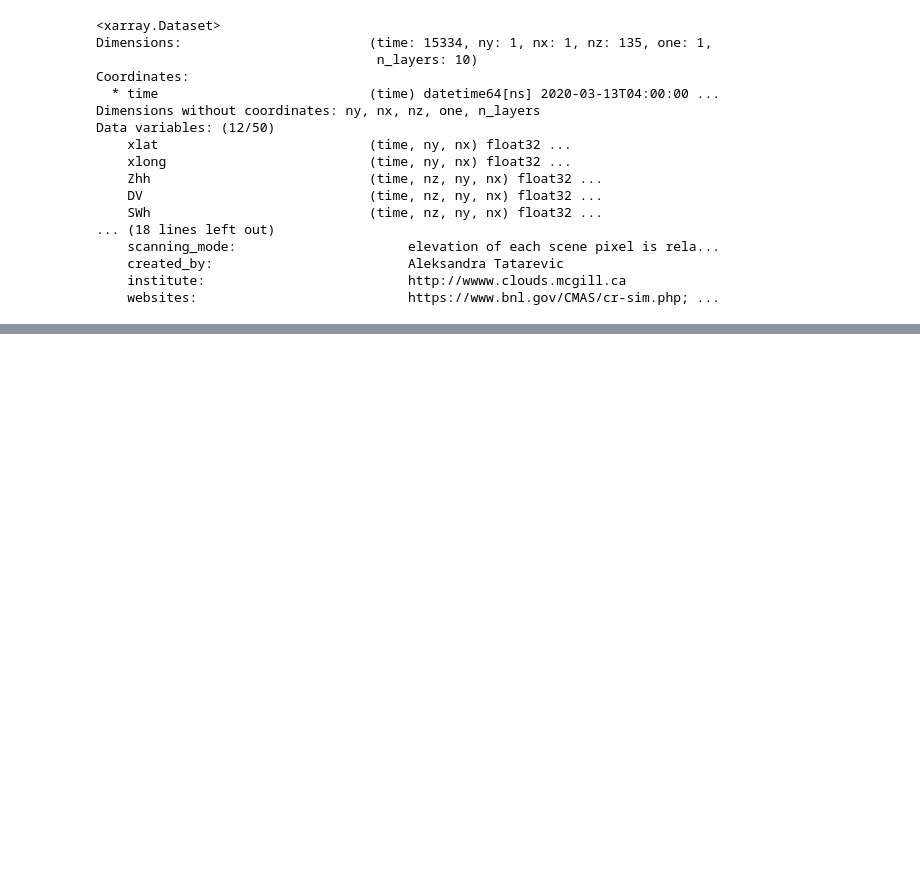
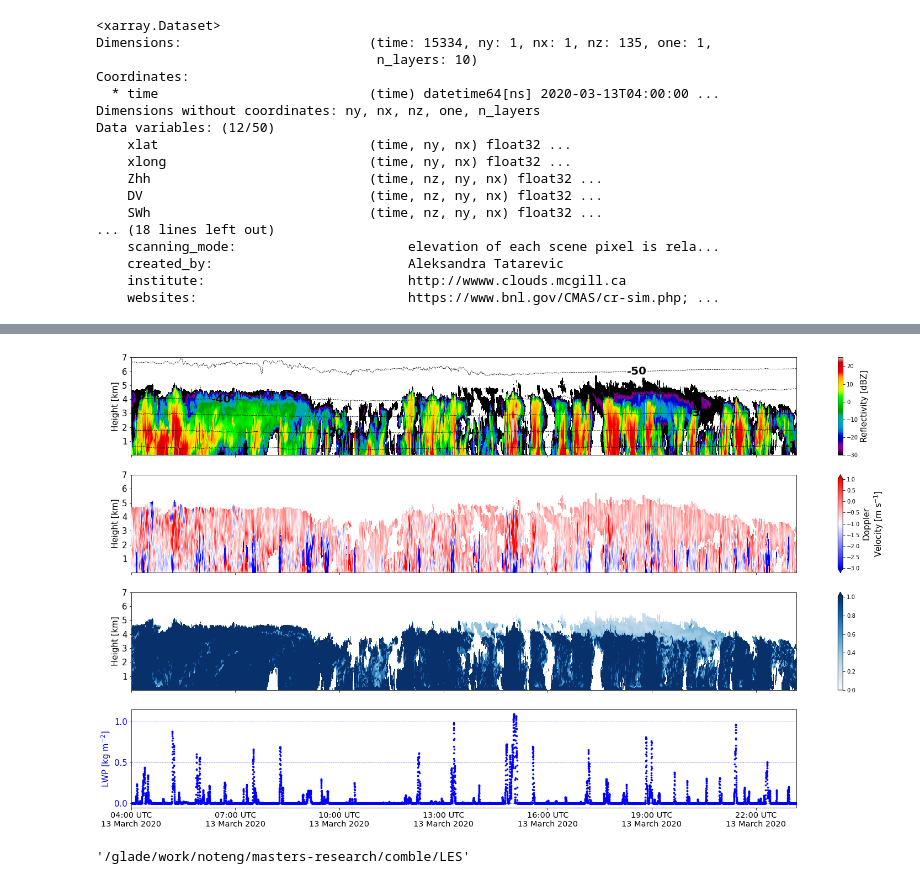
Before and after one commit to clevernat/MS-research-codes, a Jupyter notebook: LES/cr-sim-time-height.ipynb, the cells around one changed output, grey strips where cells are left out. Drawn from its saved outputs; the diff is of its cells as text; code cells hidden in the pictures; blank space fills up the shorter version.

```diff
--- a/LES/cr-sim-time-height.ipynb
+++ b/LES/cr-sim-time-height.ipynb
@@ -129,0 +143,70 @@ pwd
+# %%
+# Your initial setup for the plot
+fig, ax = plt.subplots(figsize=(27, 15), nrows=4, ncols=1, sharex=True)
+ax = ax.flatten()
+
+for i, v in enumerate(ax):
+    if i == 0:
+        pcm = ax[i].pcolormesh(time, height/1000.0, reflectivity.T, cmap='nipy_spectral', vmin=-30, vmax=25, zorder=5)
+        cntr = ax[i].contour(time[::2], height[::2]/1000, temperature.T[::2, ::2], np.round(np.arange(-100,320, 10)), colors='k', linewidths=0.8, linestyles="dashed", zorder=6)
+        clabels = plt.clabel(cntr, inline=1, inline_spacing=8, fontsize=20, fmt='%i', manual=False)
+        for txt in clabels:
+            txt.set_weight('bold')
+            txt.set_color('black')
+        ax[i].set_ylim(0, 7)
+        ax[i].set_yticks(np.arange(1, 8))
+        ax[i].tick_params(axis='y', labelsize=15)
+        ax[i].set_ylabel('Height [km]', color='black', fontsize=15)
+        cbar = fig.colorbar(pcm, ax=ax[i])
+        cbar.set_label('Reflectivity [dBZ]', fontsize=15)
+        tick_locator = ticker.MultipleLocator(base=10)
+        cbar.locator = tick_locator
+        cbar.update_ticks()
+
+    if i == 1:
+        pcm = ax[i].pcolormesh(time, height/1000.0, doppler_velocity.T, cmap='bwr', vmin=-3, vmax=1, zorder=5)
+        ax[i].set_ylim(0, 7)
+        ax[i].set_yticks(np.arange(1, 8))
+        ax[i].tick_params(axis='y', labelsize=15)
+        ax[i].set_ylabel('Height [km]', color='black', fontsize=15)
+        cbar = fig.colorbar(pcm, ax=ax[i], extend='both')
+        cbar.set_label("Doppler\nVelocity [m s$^{-1}$]", fontsize=15)
+
+    if i == 2:
+        pcm = ax[i].pcolormesh(time, height/1000.0, total_spectral_width.T, cmap='Blues', vmin=0, vmax=1, zorder=5)
+        ax[i].set_ylim(0, 7)
+        ax[i].set_yticks(np.arange(1, 8))
+        ax[i].tick_params(axis='y', labelsize=15)
+        ax[i].set_ylabel('Height [km]', color='black', fontsize=15)
+        cbar = fig.colorbar(pcm, ax=ax[i], extend='max')
+
+    if i == 3:
+        pcm = ax[i].scatter(time, liquid_water_path, color='blue', zorder=3, s=7)
+        ax[i].set_yticks(np.arange(0, round(np.nanmax(liquid_water_path))+0.1, 0.5))
+        ax[i].spines['left'].set_color('blue')
+        ax[i].tick_params(axis='y', colors='blue', labelsize=15)
+        ax[i].set_ylabel("LWP [kg m$^{-2}$]", color="blue", fontsize=15)
+        cbar = fig.colorbar(pcm, ax=ax[i], extend='neither')
+        cbar.ax.set_visible(False)
+        ax[i].grid(axis="y", ls='--', color="blue", alpha=0.5)
+
+# # Modifications for 6-hour intervals on the x-axis
+time_series = pd.to_datetime(time)  # Convert 'time' to pandas datetime series if not already
+time_range = pd.date_range(start=time_series.min(), end=time_series.max(), freq='3H')
+ax[-1].set_xticks(time_range)
+ax[-1].xaxis.set_major_formatter(mdates.DateFormatter("%H:%M UTC\n%d %B %Y"))
+ax[-1].set_xticklabels([t.strftime("%H:%M UTC\n%d %B %Y") for t in time_range], fontsize=14.5, rotation=0)
+    # ax[len(ax)-1].set_xticklabels(tick_labels, fontsize=13.5, rotation=0);  # You can adjust fontsize and rotation
+
+# Assuming ds['time'] is your dataset's time variable, adjust accordingly
+# This part might need adjustment based on your actual 'time' data structure
+ax[-1].set_xlim([time_series.min(), time_series.max()])
+
+# Saving the figure if needed
+fig.savefig("open-les.jpg", dpi=500, bbox_inches='tight')
+# %% [output]
+[figure, added]
+# %%
+pwd
+# %% [output]
+'/glade/work/noteng/masters-research/comble/LES'
```
Also changed, not shown: parts of 4 cells of this notebook.
